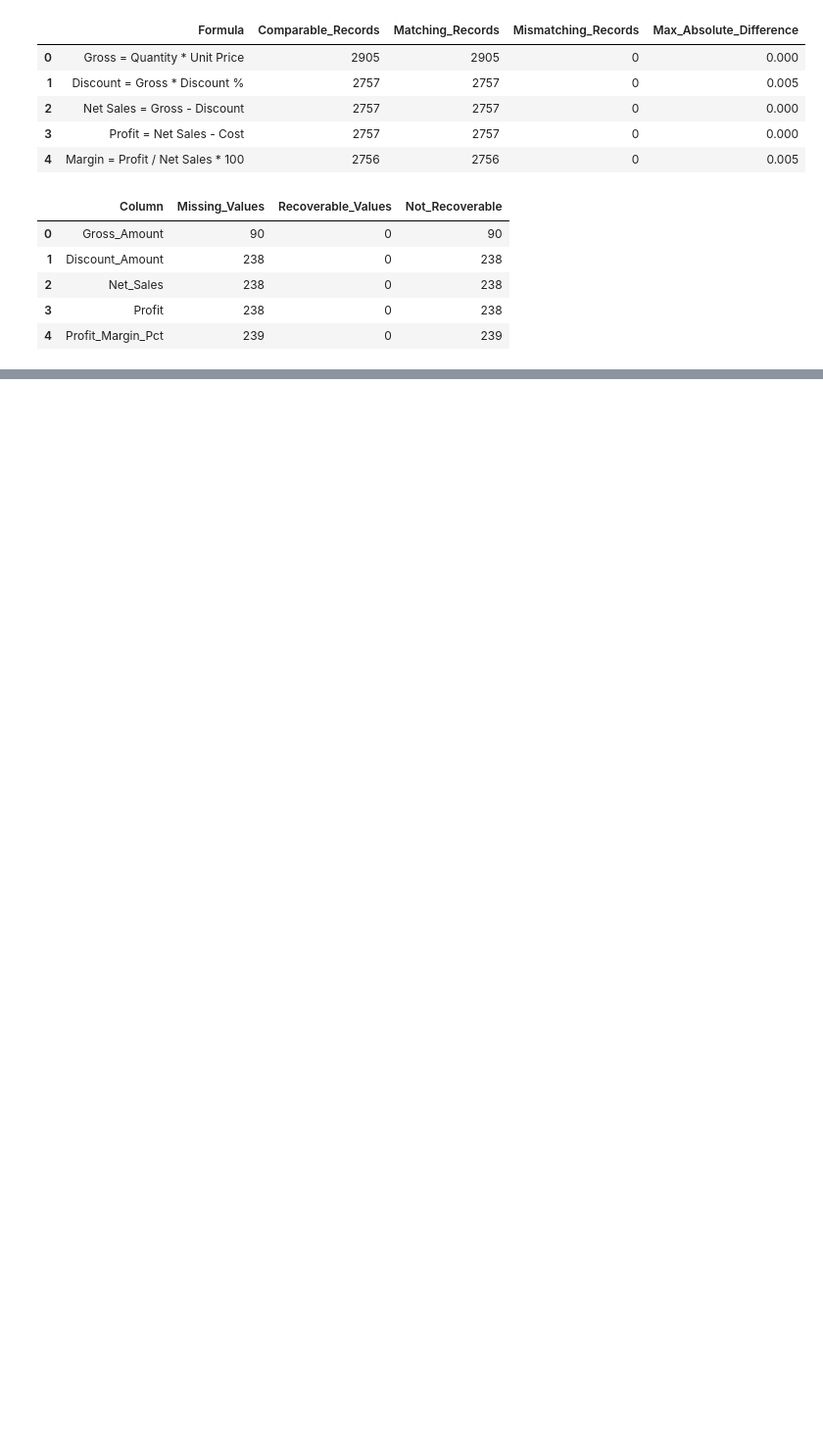
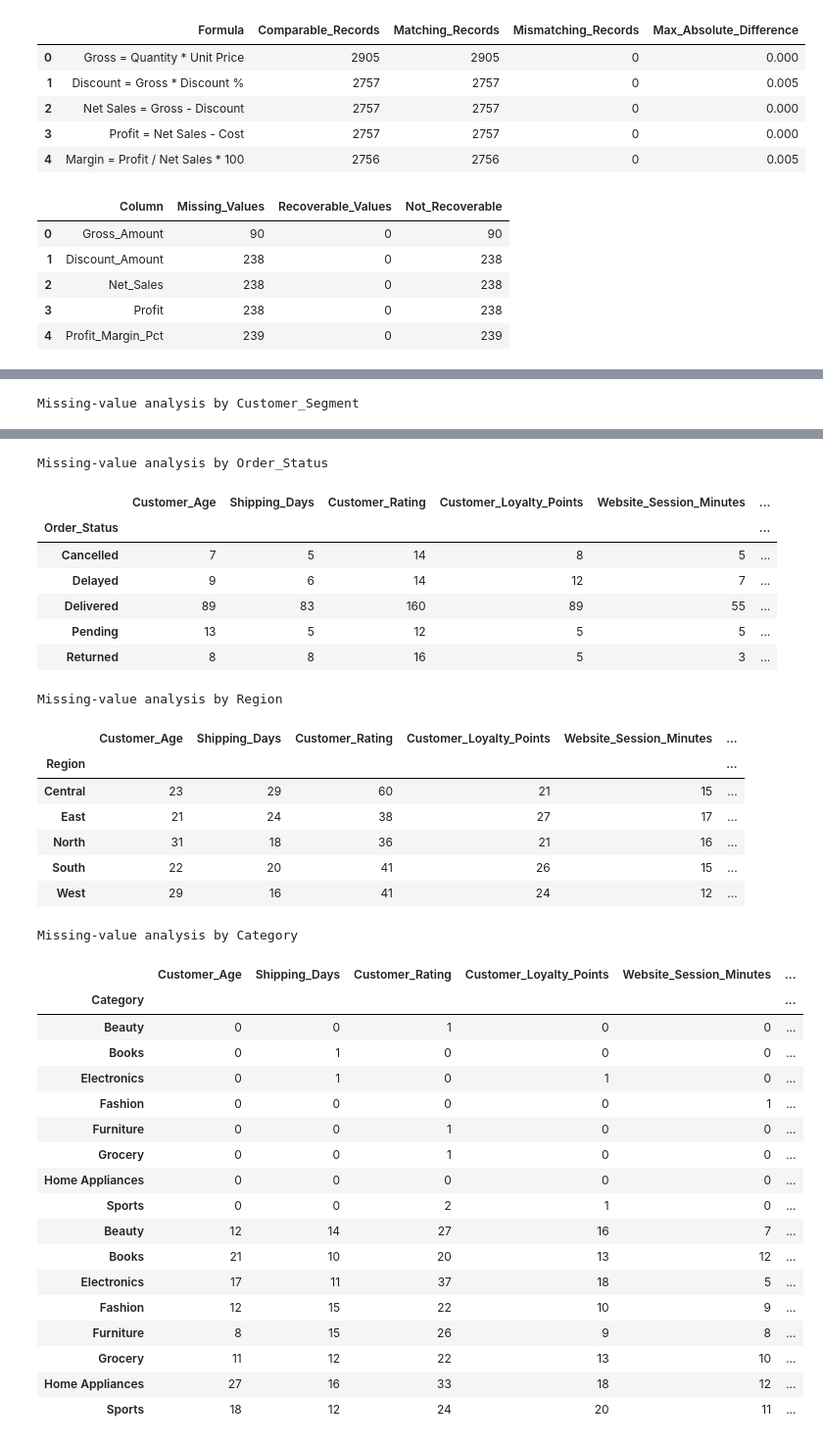
Before and after one commit to rameshworkmail111-stack/ecommerce-medallion-architecture, a Jupyter notebook: python/01_environment_setup.ipynb, the cells around one changed output, grey strips where cells are left out. Shown at 98% size. Saved outputs shown, nothing was run; the diff lists cells and outputs as text; code cells hidden in the pictures; blank space fills up the shorter version.

```diff
--- a/python/01_environment_setup.ipynb
+++ b/python/01_environment_setup.ipynb
@@ -1798,0 +2637,32 @@ print(".gitignore created successfully.")
+# %%
+# Cell 53: Analyze missingness across business groups
+
+group_columns = [
+    "Customer_Segment",
+    "Order_Status",
+    "Region",
+    "Category"
+]
+
+target_columns = [
+    "Customer_Age",
+    "Shipping_Days",
+    "Customer_Rating",
+    "Customer_Loyalty_Points",
+    "Website_Session_Minutes",
+    "Customer_Satisfaction"
+]
+
+for group_col in group_columns:
+
+    print(f"\nMissing-value analysis by {group_col}")
+
+    group_analysis = (
+        df_silver_clean
+        .groupby(group_col, dropna=False)[target_columns]
+        .agg(lambda x: x.isna().sum())
+    )
+
+    display(group_analysis)
+# %% [output]
+Missing-value analysis by Customer_Segment
@@ -1798,0 +2675,35 @@ print(".gitignore created successfully.")
+Missing-value analysis by Order_Status
+|  | Customer_Age | Shipping_Days | Customer_Rating | Customer_Loyalty_Points | Website_Session_Minutes | ... |
+| Order_Status |  |  |  |  |  | ... |
+| Cancelled | 7 | 5 | 14 | 8 | 5 | ... |
+| Delayed | 9 | 6 | 14 | 12 | 7 | ... |
+| Delivered | 89 | 83 | 160 | 89 | 55 | ... |
+| Pending | 13 | 5 | 12 | 5 | 5 | ... |
+| Returned | 8 | 8 | 16 | 5 | 3 | ... |
+Missing-value analysis by Region
+|  | Customer_Age | Shipping_Days | Customer_Rating | Customer_Loyalty_Points | Website_Session_Minutes | ... |
+| Region |  |  |  |  |  | ... |
+| Central | 23 | 29 | 60 | 21 | 15 | ... |
+| East | 21 | 24 | 38 | 27 | 17 | ... |
+| North | 31 | 18 | 36 | 21 | 16 | ... |
+| South | 22 | 20 | 41 | 26 | 15 | ... |
+| West | 29 | 16 | 41 | 24 | 12 | ... |
+Missing-value analysis by Category
+|  | Customer_Age | Shipping_Days | Customer_Rating | Customer_Loyalty_Points | Website_Session_Minutes | ... |
+| Category |  |  |  |  |  | ... |
+| Beauty | 0 | 0 | 1 | 0 | 0 | ... |
+| Books | 0 | 1 | 0 | 0 | 0 | ... |
+| Electronics | 0 | 1 | 0 | 1 | 0 | ... |
+| Fashion | 0 | 0 | 0 | 0 | 1 | ... |
+| Furniture | 0 | 0 | 1 | 0 | 0 | ... |
+| Grocery | 0 | 0 | 1 | 0 | 0 | ... |
+| Home Appliances | 0 | 0 | 0 | 0 | 0 | ... |
+| Sports | 0 | 0 | 2 | 1 | 0 | ... |
+| Beauty | 12 | 14 | 27 | 16 | 7 | ... |
+| Books | 21 | 10 | 20 | 13 | 12 | ... |
+| Electronics | 17 | 11 | 37 | 18 | 5 | ... |
+| Fashion | 12 | 15 | 22 | 10 | 9 | ... |
+| Furniture | 8 | 15 | 26 | 9 | 8 | ... |
+| Grocery | 11 | 12 | 22 | 13 | 10 | ... |
+| Home Appliances | 27 | 16 | 33 | 18 | 12 | ... |
+| Sports | 18 | 12 | 24 | 20 | 11 | ... |
```
Also changed, not shown: parts of 51 cells of this notebook, 4 other files.
